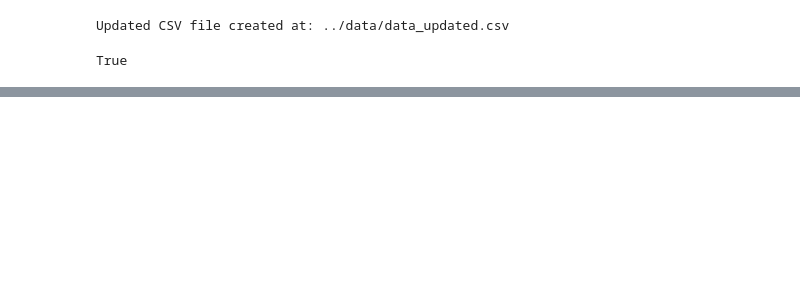
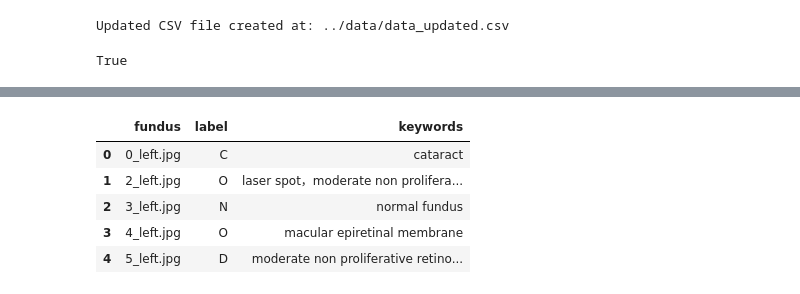
Before and after one commit to Sonugc/opthalmology, a Jupyter notebook: notebook/data_preparation.ipynb, the cells around one changed output, grey strips where cells are left out. Drawn from its saved outputs; the diff is of its cells as text; code cells hidden in the pictures; blank space fills up the shorter version.

```diff
--- a/notebook/data_preparation.ipynb
+++ b/notebook/data_preparation.ipynb
@@ -135,0 +131,49 @@ right_image_details.to_csv(right_csv_file_path, index=False)
+# %%
+# separate train and test split
+from sklearn.model_selection import train_test_split
+SEED = 234
+id_train, id_val = train_test_split(id,test_size=0.1,random_state=SEED)
+
+train_left_fundus = cleaned_data1[cleaned_data1['ID'].isin(id_train)]['Left-Fundus']
+train_left_label = cleaned_data1[cleaned_data1['ID'].isin(id_train)]['Left-Label-diag']
+train_left_keywords = cleaned_data1[cleaned_data1['ID'].isin(id_train)]['Left-Diagnostic Keywords']
+
+train_right_fundus = cleaned_data1[cleaned_data1['ID'].isin(id_train)]['Right-Fundus']
+train_right_label = cleaned_data1[cleaned_data1['ID'].isin(id_train)]['Right-Label-diag']
+train_right_keywords = cleaned_data1[cleaned_data1['ID'].isin(id_train)]['Right-Diagnostic Keywords']
+
+
+val_left_fundus = cleaned_data1[cleaned_data1['ID'].isin(id_val)]['Left-Fundus']
+val_left_label = cleaned_data1[cleaned_data1['ID'].isin(id_val)]['Left-Label-diag']
+val_left_keywords = cleaned_data1[cleaned_data1['ID'].isin(id_val)]['Left-Diagnostic Keywords']
+
+val_right_fundus = cleaned_data1[cleaned_data1['ID'].isin(id_val)]['Right-Fundus']
+val_right_label = cleaned_data1[cleaned_data1['ID'].isin(id_val)]['Right-Label-diag']
+val_right_keywords = cleaned_data1[cleaned_data1['ID'].isin(id_val)]['Right-Diagnostic Keywords']
+# %%
+# stack left and right columns vertically
+train_fundus = pd.concat([train_left_fundus, train_right_fundus],axis=0,ignore_index=True,sort=True)
+train_label = pd.concat([train_left_label,  train_right_label],axis=0,ignore_index=True,sort=True)
+train_keywords = pd.concat([train_left_keywords,train_right_keywords],axis=0,ignore_index=True,sort=True)
+
+val_fundus = pd.concat([val_left_fundus, val_right_fundus],axis=0,ignore_index=True)
+val_label = pd.concat([val_left_label,val_right_label],axis=0,ignore_index=True)
+val_keywords = pd.concat([val_left_keywords,val_right_keywords],axis=0,ignore_index=True)
+
+train_df_left_right_separate_row = pd.concat([train_fundus,
+                                              train_label,
+                                              train_keywords],axis=1,sort=True,
+                                              keys = ['fundus','label','keywords']) # stack horizontally
+val_df_left_right_separate_row = pd.concat([  val_fundus,
+                                              val_label,
+                                              val_keywords],axis=1,sort=True,
+                                              keys=['fundus','label','keywords']) # stack horizontally
+# %%
+train_df_left_right_separate_row.head()
+# %% [output]
+|  | fundus | label | keywords |
+| 0 | 0_left.jpg | C | cataract |
+| 1 | 2_left.jpg | O | laser spot，moderate non prolifera... |
+| 2 | 3_left.jpg | N | normal fundus |
+| 3 | 4_left.jpg | O | macular epiretinal membrane |
+| 4 | 5_left.jpg | D | moderate non proliferative retino... |
```
Also changed, not shown: parts of 13 cells of this notebook, 4 other files.
